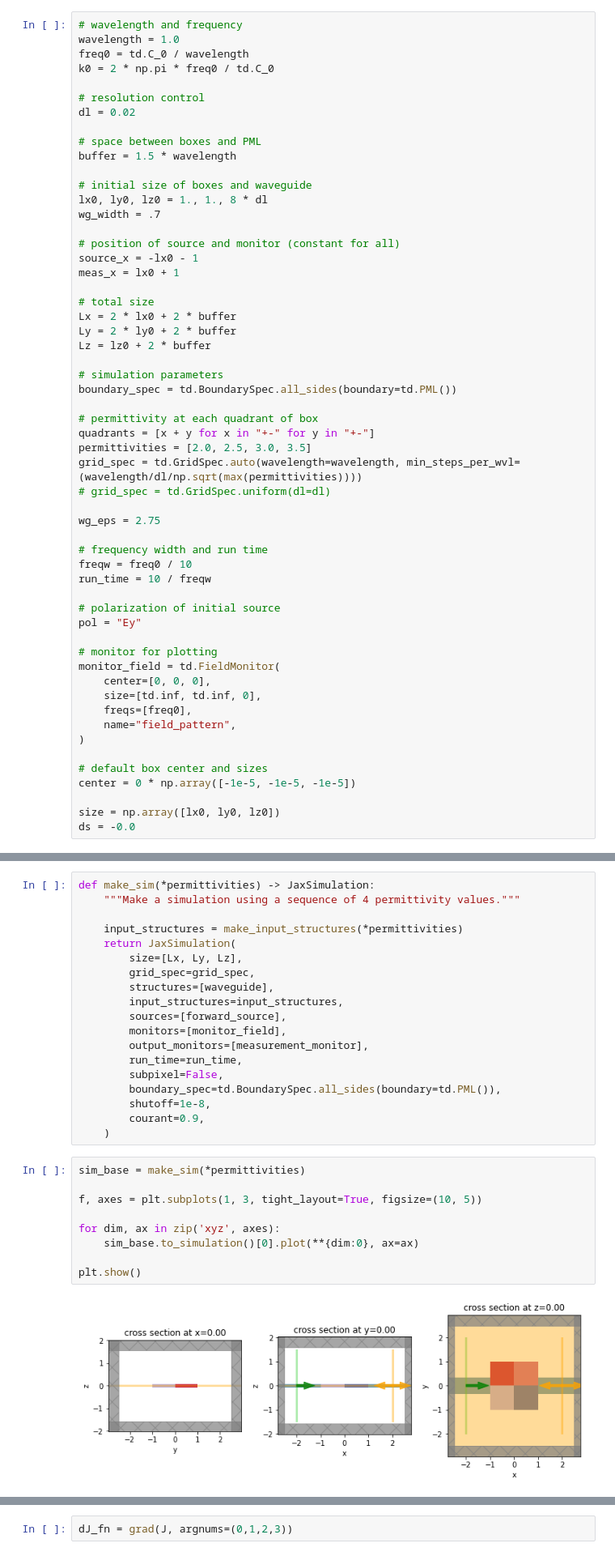
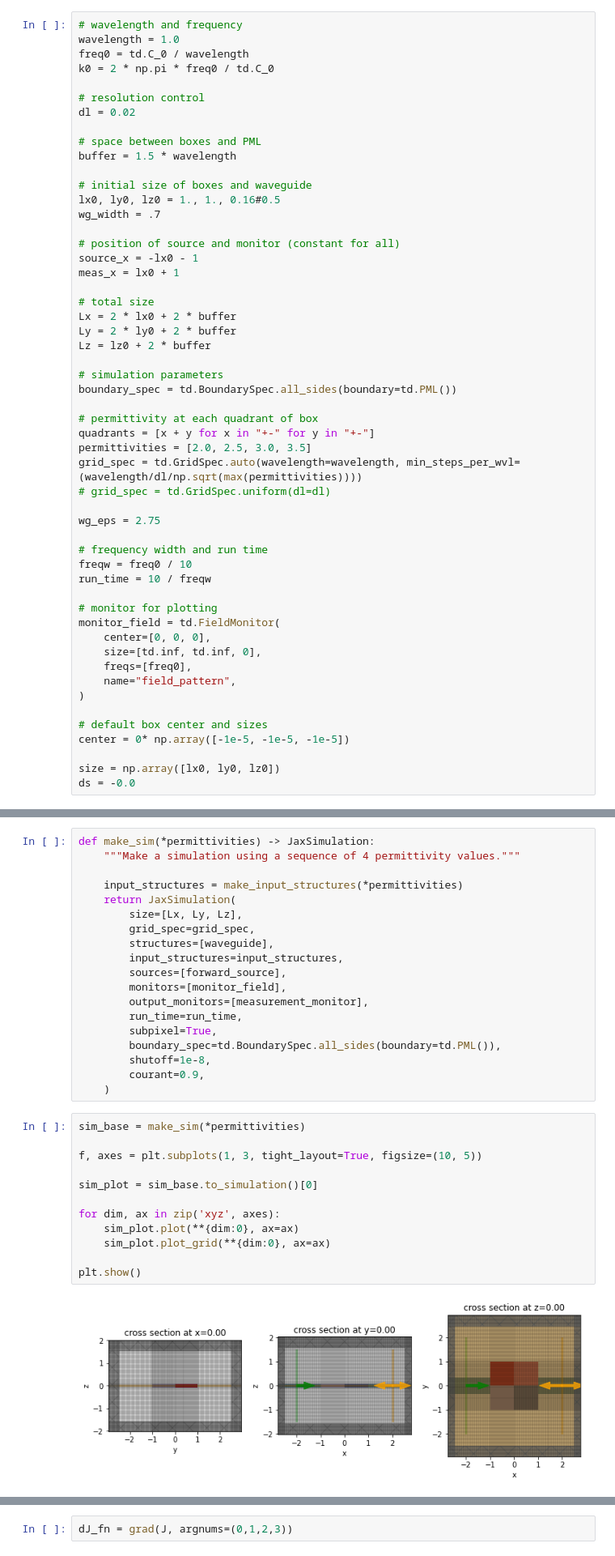
Before and after one commit to flexcompute-readthedocs/tidy3d-docs, a Jupyter notebook: docs/source/notebooks/Adjoint_Nonuniform.ipynb, the cells around one changed output, grey strips where cells are left out. Shown at 81% size. Cells and saved outputs as stored; diff of their text form.

```diff
--- a/docs/source/notebooks/Adjoint_Nonuniform.ipynb
+++ b/docs/source/notebooks/Adjoint_Nonuniform.ipynb
@@ -31,7 +35,7 @@ dl = 0.02
 buffer = 1.5 * wavelength
 
 # initial size of boxes and waveguide
-lx0, ly0, lz0 = 1., 1., 8 * dl
+lx0, ly0, lz0 = 1., 1., 0.16#0.5
 wg_width = .7
 
 # position of source and monitor (constant for all)
@@ -58,9 +62,6 @@ wg_eps = 2.75
 freqw = freq0 / 10
 run_time = 10 / freqw
 
-# polarization of initial source
-pol = "Ey"
-
 # monitor for plotting
 monitor_field = td.FieldMonitor(
     center=[0, 0, 0],
@@ -70,7 +71,7 @@ monitor_field = td.FieldMonitor(
 )
 
 # default box center and sizes
-center = 0 * np.array([-1e-5, -1e-5, -1e-5])
+center = 0* np.array([-1e-5, -1e-5, -1e-5])
 
 size = np.array([lx0, ly0, lz0])
 ds = -0.0
@@ -143,7 +144,7 @@ def make_sim(*permittivities) -> JaxSimulation:
         monitors=[monitor_field],
         output_monitors=[measurement_monitor],
         run_time=run_time,
-        subpixel=False,
+        subpixel=True,
         boundary_spec=td.BoundarySpec.all_sides(boundary=td.PML()),
         shutoff=1e-8,
         courant=0.9,
@@ -151,14 +152,17 @@ def make_sim(*permittivities) -> JaxSimulation:
 # %%
 sim_base = make_sim(*permittivities)
 
 f, axes = plt.subplots(1, 3, tight_layout=True, figsize=(10, 5))
 
+sim_plot = sim_base.to_simulation()[0]
+
 for dim, ax in zip('xyz', axes):
-    sim_base.to_simulation()[0].plot(**{dim:0}, ax=ax)
+    sim_plot.plot(**{dim:0}, ax=ax)
+    sim_plot.plot_grid(**{dim:0}, ax=ax)
 
 plt.show()
 # %% [output]
-[figure, old version]
+[figure, new version]
 # %%
 def measure_power(sim_data: JaxSimulationData) -> float:
     """Power in the 0th order mode."""
```
Also changed, not shown: parts of 13 cells of this notebook, 5 other files.
